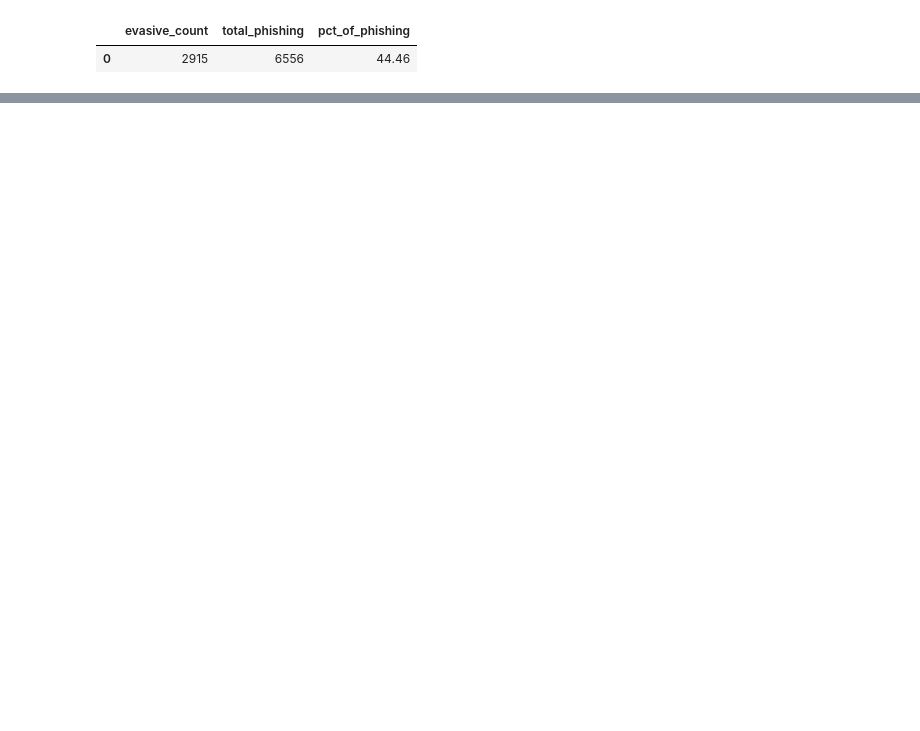
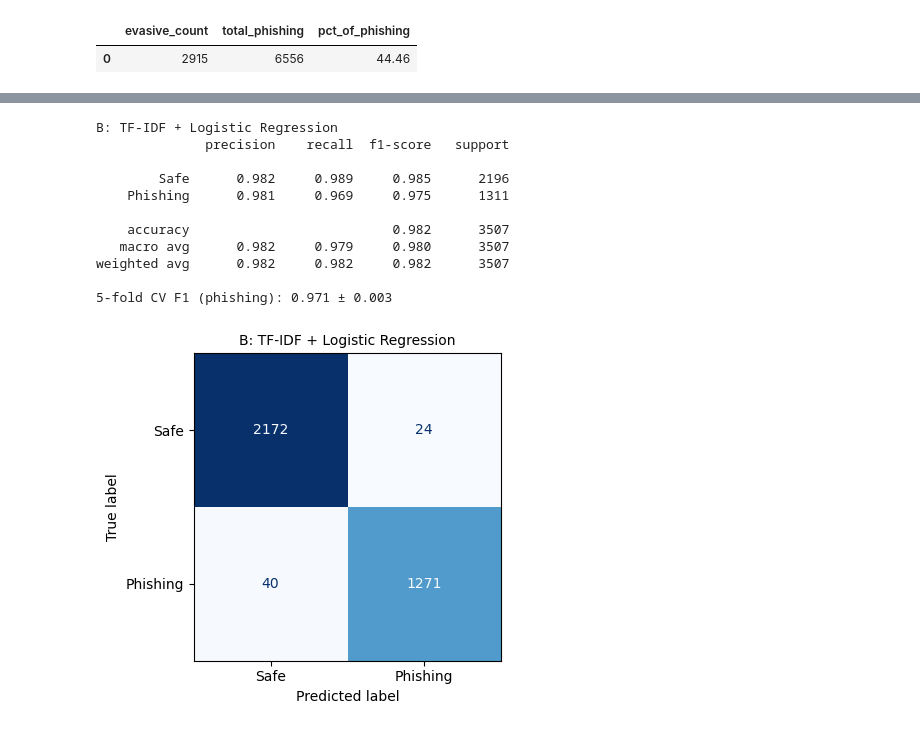
Before and after one commit to roshankumar1023/phishing-email-detection, a Jupyter notebook: notebooks/analysis.ipynb, the cells around one changed output, grey strips where cells are left out. Drawn from its saved outputs; the diff is of its cells as text; code cells hidden in the pictures; blank space fills up the shorter version.

Commit message:
Model comparison and Enron artifact check

```diff
--- a/notebooks/analysis.ipynb
+++ b/notebooks/analysis.ipynb
@@ -353,0 +362,22 @@ conn.close()
+# %%
+import numpy as np
+from sklearn.model_selection import train_test_split, StratifiedKFold, cross_val_score
+from sklearn.metrics import (accuracy_score, precision_score, recall_score, f1_score,
+                             classification_report, confusion_matrix, ConfusionMatrixDisplay)
+
+# Split the row labels once; every model below uses these exact same rows
+train_idx, test_idx = train_test_split(df.index, test_size=0.2, stratify=df["label"], random_state=42)
+
+y_train = df.loc[train_idx, "label"]
+y_test = df.loc[test_idx, "label"]
+
+# Model A inputs: the six handcrafted features
+X_train_feat = df.loc[train_idx, FEATURES]
+X_test_feat = df.loc[test_idx, FEATURES]
+
+# Model B inputs: the raw email text
+X_train_text = df.loc[train_idx, "Email Text"]
+X_test_text = df.loc[test_idx, "Email Text"]
+
+print(f"Train: {len(train_idx):,} emails ({y_train.mean():.1%} phishing)")
+print(f"Test:  {len(test_idx):,} emails ({y_test.mean():.1%} phishing)")
@@ -353,0 +456,34 @@ conn.close()
+# %%
+from sklearn.feature_extraction.text import TfidfVectorizer, ENGLISH_STOP_WORDS
+from sklearn.linear_model import LogisticRegression
+from sklearn.pipeline import Pipeline
+
+def make_text_model(stop_words="english", token_pattern=r"(?u)\b\w\w+\b"):
+    # Pipeline = TF-IDF then Logistic Regression, so .fit() learns the vocabulary from training data only
+    return Pipeline([
+        ("tfidf", TfidfVectorizer(
+            ngram_range=(1, 2),          # single words and two-word phrases
+            stop_words=stop_words,       # drop common words like "the" and "and"
+            token_pattern=token_pattern, # what counts as a word (default: 2+ letters/digits)
+            max_features=50_000,         # keep the 50,000 most frequent terms
+            min_df=2,                    # ignore terms that appear in only one email
+        )),
+        ("clf", LogisticRegression(max_iter=1000)),
+    ])
+
+NAME_B = "B: TF-IDF + Logistic Regression"
+model_b = make_text_model()
+metrics_b, pred_b = evaluate(NAME_B, model_b, X_train_text, X_test_text, "model_b")
+# %% [output]
+B: TF-IDF + Logistic Regression
+              precision    recall  f1-score   support
+
+        Safe      0.982     0.989     0.985      2196
+    Phishing      0.981     0.969     0.975      1311
+
+    accuracy                          0.982      3507
+   macro avg      0.982     0.979     0.980      3507
+weighted avg      0.982     0.982     0.982      3507
+
+5-fold CV F1 (phishing): 0.971 ± 0.003
+[figure, added]
```
Also changed, not shown: parts of 28 cells of this notebook, 6 other files.
